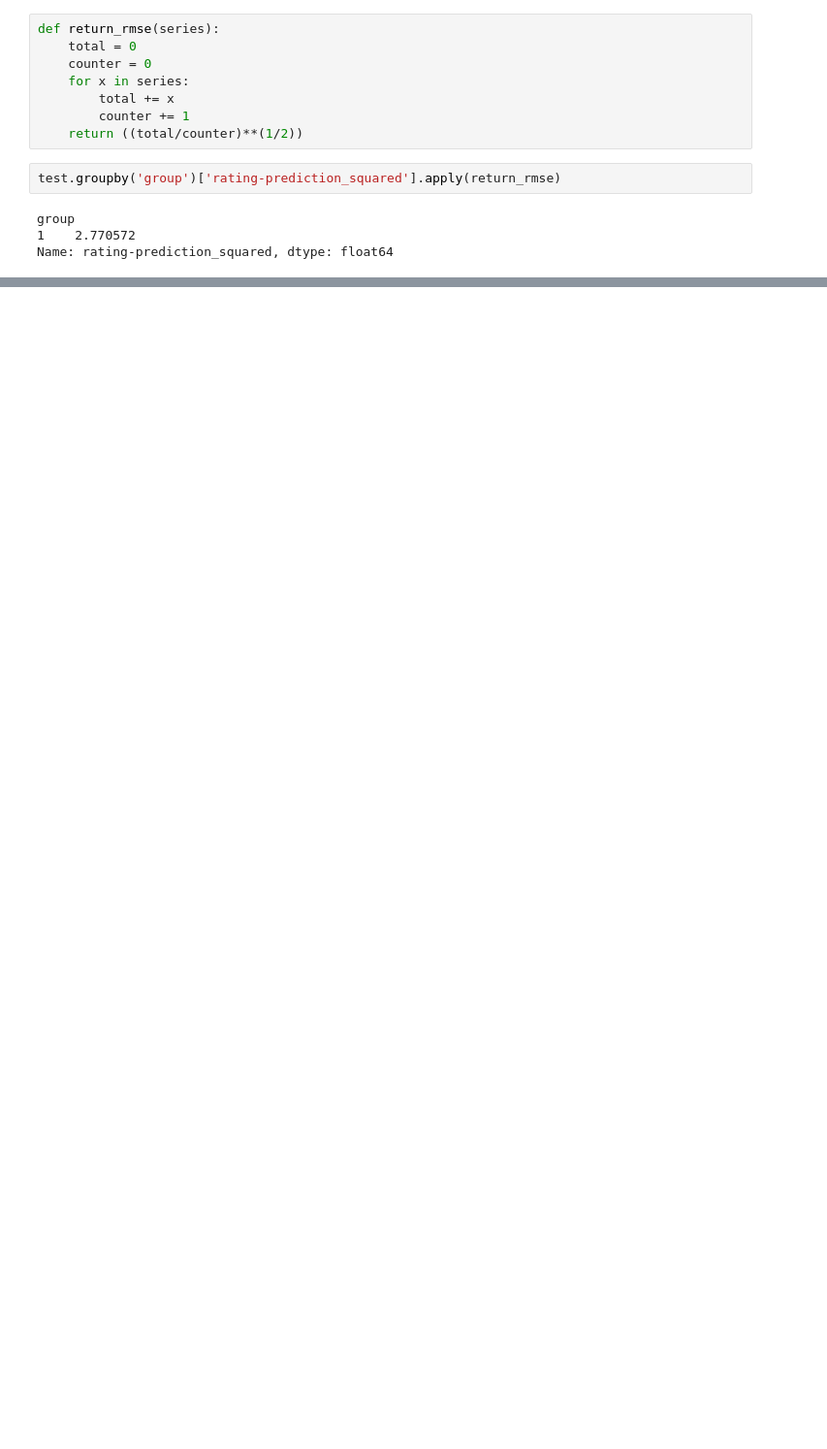
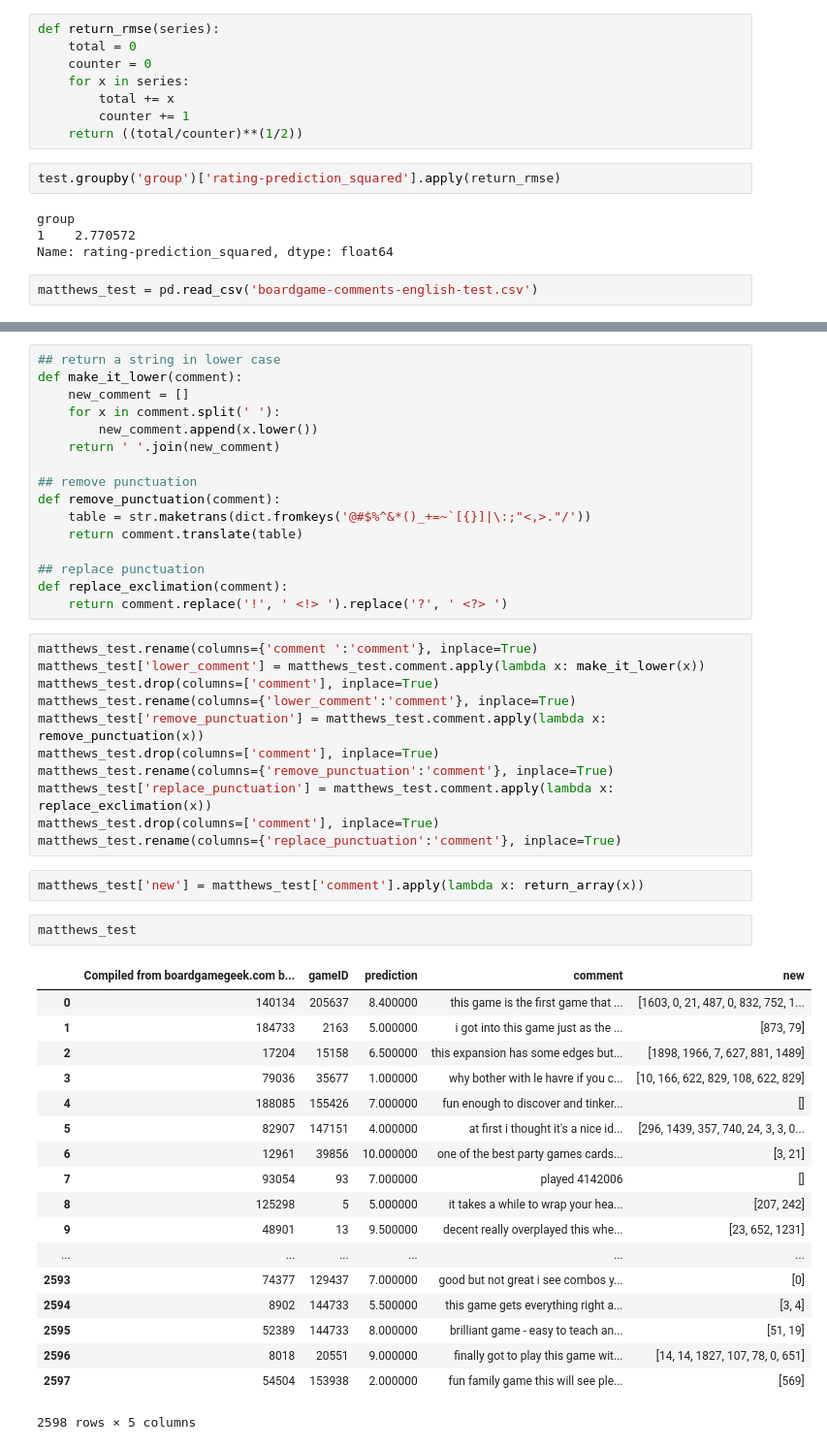
Before and after one commit to matthewgiem/boardgame_sentiment_analysis, a Jupyter notebook: Thursdays Work.ipynb, the cells around one changed output, grey strips where cells are left out. Shown at 97% size. Cells and saved outputs as stored; diff of their text form; blank space fills up the shorter version.

Commit message:
testing against matthews dataset

```diff
--- a/Thursdays Work.ipynb
+++ b/Thursdays Work.ipynb
@@ -377,3 +374,5 @@ test.groupby('group')['rating-prediction_squared'].apply(return_rmse)
 group
 1    2.770572
 Name: rating-prediction_squared, dtype: float64
+# %%
+matthews_test = pd.read_csv('boardgame-comments-english-test.csv')
@@ -379,0 +395,50 @@ Name: rating-prediction_squared, dtype: float64
+# %%
+## return a string in lower case
+def make_it_lower(comment):
+    new_comment = []
+    for x in comment.split(' '):
+        new_comment.append(x.lower())
+    return ' '.join(new_comment)
+
+## remove punctuation
+def remove_punctuation(comment):
+    table = str.maketrans(dict.fromkeys('@#$%^&*()_+=~`[{}]|\:;"<,>."/'))
+    return comment.translate(table)
+
+## replace punctuation
+def replace_exclimation(comment):
+    return comment.replace('!', ' <!> ').replace('?', ' <?> ')
+# %%
+matthews_test.rename(columns={'comment ':'comment'}, inplace=True)
+matthews_test['lower_comment'] = matthews_test.comment.apply(lambda x: make_it_lower(x))
+matthews_test.drop(columns=['comment'], inplace=True)
+matthews_test.rename(columns={'lower_comment':'comment'}, inplace=True)
+matthews_test['remove_punctuation'] = matthews_test.comment.apply(lambda x: remove_punctuation(x))
+matthews_test.drop(columns=['comment'], inplace=True)
+matthews_test.rename(columns={'remove_punctuation':'comment'}, inplace=True)
+matthews_test['replace_punctuation'] = matthews_test.comment.apply(lambda x: replace_exclimation(x))
+matthews_test.drop(columns=['comment'], inplace=True)
+matthews_test.rename(columns={'replace_punctuation':'comment'}, inplace=True)
+# %%
+matthews_test['new'] = matthews_test['comment'].apply(lambda x: return_array(x))
+# %%
+matthews_test
+# %% [output]
+|  | Compiled from boardgamegeek.com b... | gameID | prediction | comment | new |
+| 0 | 140134 | 205637 | 8.400000 | this game is the first game that ... | [1603, 0, 21, 487, 0, 832, 752, 1... |
+| 1 | 184733 | 2163 | 5.000000 | i got into this game just as the ... | [873, 79] |
+| 2 | 17204 | 15158 | 6.500000 | this expansion has some edges but... | [1898, 1966, 7, 627, 881, 1489] |
+| 3 | 79036 | 35677 | 1.000000 | why bother with le havre if you c... | [10, 166, 622, 829, 108, 622, 829] |
+| 4 | 188085 | 155426 | 7.000000 | fun enough to discover and tinker... | [] |
+| 5 | 82907 | 147151 | 4.000000 | at first i thought it's a nice id... | [296, 1439, 357, 740, 24, 3, 3, 0... |
+| 6 | 12961 | 39856 | 10.000000 | one of the best party games cards... | [3, 21] |
+| 7 | 93054 | 93 | 7.000000 | played 4142006 | [] |
+| 8 | 125298 | 5 | 5.000000 | it takes a while to wrap your hea... | [207, 242] |
+| 9 | 48901 | 13 | 9.500000 | decent really overplayed this whe... | [23, 652, 1231] |
+| ... | ... | ... | ... | ... | ... |
+| 2593 | 74377 | 129437 | 7.000000 | good but not great i see combos y... | [0] |
+| 2594 | 8902 | 144733 | 5.500000 | this game gets everything right a... | [3, 4] |
+| 2595 | 52389 | 144733 | 8.000000 | brilliant game - easy to teach an... | [51, 19] |
+| 2596 | 8018 | 20551 | 9.000000 | finally got to play this game wit... | [14, 14, 1827, 107, 78, 0, 651] |
+| 2597 | 54504 | 153938 | 2.000000 | fun family game this will see ple... | [569] |
+2598 rows × 5 columns
```
Also changed, not shown: parts of 15 cells of this notebook.
